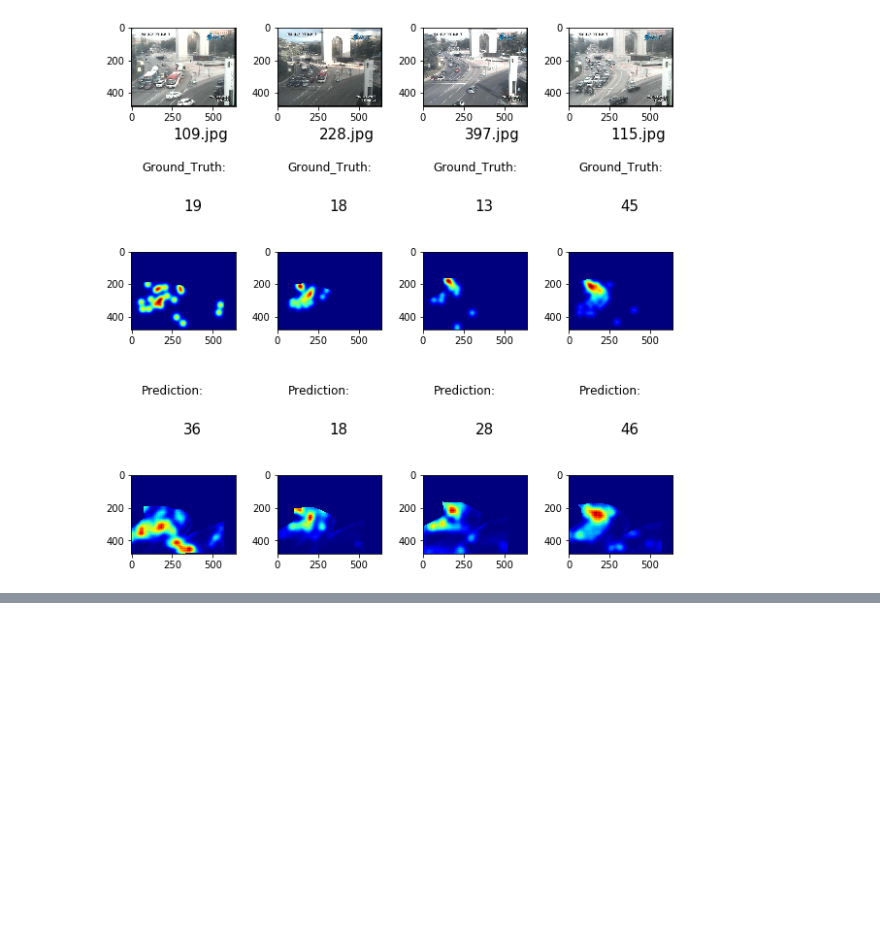
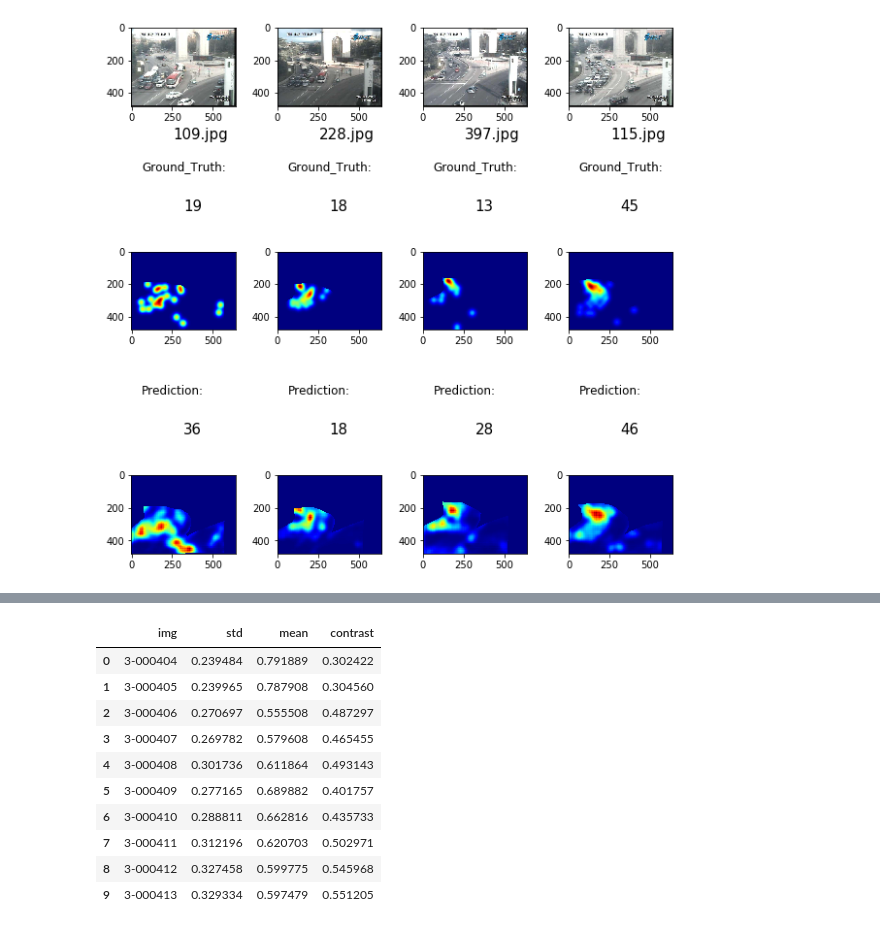
Before and after one commit to jorgealcubilla/TFM_DataScience, a Jupyter notebook: iii_model_test.ipynb, the cells around one changed output, grey strips where cells are left out. Drawn from its saved outputs; the diff is of its cells as text; code cells hidden in the pictures; blank space fills up the shorter version.

```diff
--- a/iii_model_test.ipynb
+++ b/iii_model_test.ipynb
@@ -1547,0 +1576,14 @@ for i in range(2):
+# %%
+cam4011_df
+# %% [output]
+|  | img | std | mean | contrast |
+| 0 | 3-000404 | 0.239484 | 0.791889 | 0.302422 |
+| 1 | 3-000405 | 0.239965 | 0.787908 | 0.304560 |
+| 2 | 3-000406 | 0.270697 | 0.555508 | 0.487297 |
+| 3 | 3-000407 | 0.269782 | 0.579608 | 0.465455 |
+| 4 | 3-000408 | 0.301736 | 0.611864 | 0.493143 |
+| 5 | 3-000409 | 0.277165 | 0.689882 | 0.401757 |
+| 6 | 3-000410 | 0.288811 | 0.662816 | 0.435733 |
+| 7 | 3-000411 | 0.312196 | 0.620703 | 0.502971 |
+| 8 | 3-000412 | 0.327458 | 0.599775 | 0.545968 |
+| 9 | 3-000413 | 0.329334 | 0.597479 | 0.551205 |
```
Also changed, not shown: parts of 30 cells of this notebook.
